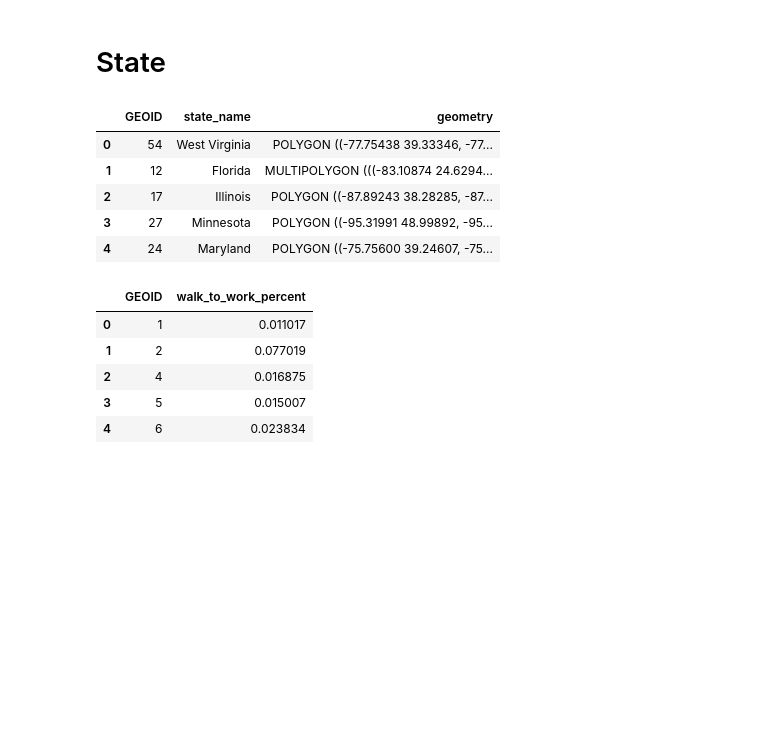
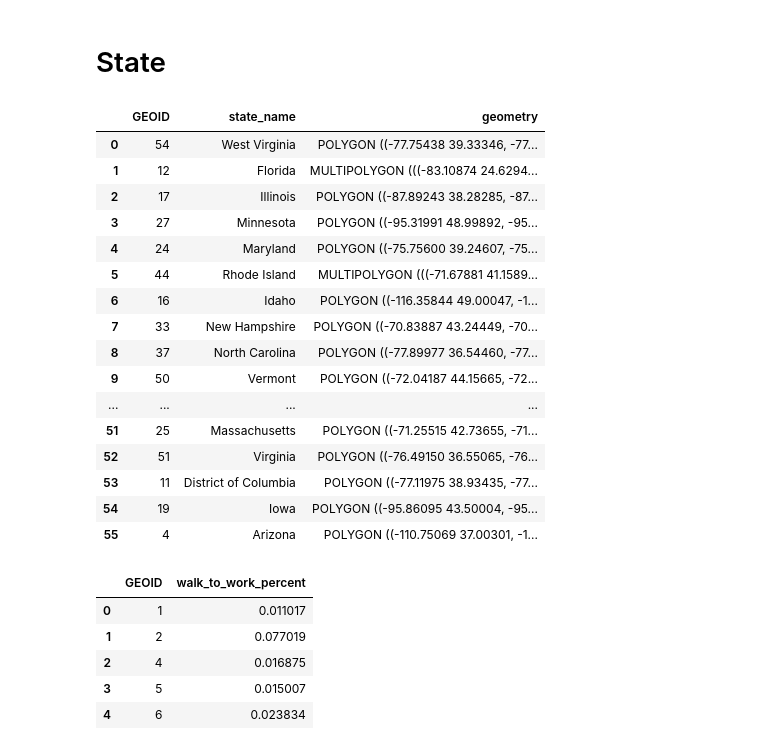
Before and after one commit to makeabilitylab/altgeoviz, a Jupyter notebook: notebooks/population_density_data.ipynb, the cells around one changed output. Saved outputs shown, nothing was run; the diff lists cells and outputs as text; code cells hidden in the pictures; blank space fills up the shorter version.

```diff
--- a/notebooks/population_density_data.ipynb
+++ b/notebooks/population_density_data.ipynb
@@ -7,20 +7,31 @@ import duckdb
 # %%
 #load shapefile
 state_geo = gpd.read_file('../data/shapefiles/tl_2023_us_state/tl_2023_us_state.shp')
 #select columns GEOID, geometry
 state_geo = state_geo[['GEOID','NAME', 'geometry']]
 # #convert GEOID10 to int
 state_geo['GEOID'] = state_geo['GEOID'].astype(int)
 #rename Name to state_name
 state_geo.rename(columns={'NAME':'state_name'}, inplace=True)
-state_geo.head()
+state_geo
 # %% [output]
 |  | GEOID | state_name | geometry |
 | 0 | 54 | West Virginia | POLYGON ((-77.75438 39.33346, -77... |
 | 1 | 12 | Florida | MULTIPOLYGON (((-83.10874 24.6294... |
 | 2 | 17 | Illinois | POLYGON ((-87.89243 38.28285, -87... |
 | 3 | 27 | Minnesota | POLYGON ((-95.31991 48.99892, -95... |
 | 4 | 24 | Maryland | POLYGON ((-75.75600 39.24607, -75... |
+| 5 | 44 | Rhode Island | MULTIPOLYGON (((-71.67881 41.1589... |
+| 6 | 16 | Idaho | POLYGON ((-116.35844 49.00047, -1... |
+| 7 | 33 | New Hampshire | POLYGON ((-70.83887 43.24449, -70... |
+| 8 | 37 | North Carolina | POLYGON ((-77.89977 36.54460, -77... |
+| 9 | 50 | Vermont | POLYGON ((-72.04187 44.15665, -72... |
+| ... | ... | ... | ... |
+| 51 | 25 | Massachusetts | POLYGON ((-71.25515 42.73655, -71... |
+| 52 | 51 | Virginia | POLYGON ((-76.49150 36.55065, -76... |
+| 53 | 11 | District of Columbia | POLYGON ((-77.11975 38.93435, -77... |
+| 54 | 19 | Iowa | POLYGON ((-95.86095 43.50004, -95... |
+| 55 | 4 | Arizona | POLYGON ((-110.75069 37.00301, -1... |
 # %%
 #read in state population data
 state_pop = pd.read_csv('../data/csv/ACS2022-state-ppl.csv')
```
Also changed, not shown: 4 other files.
